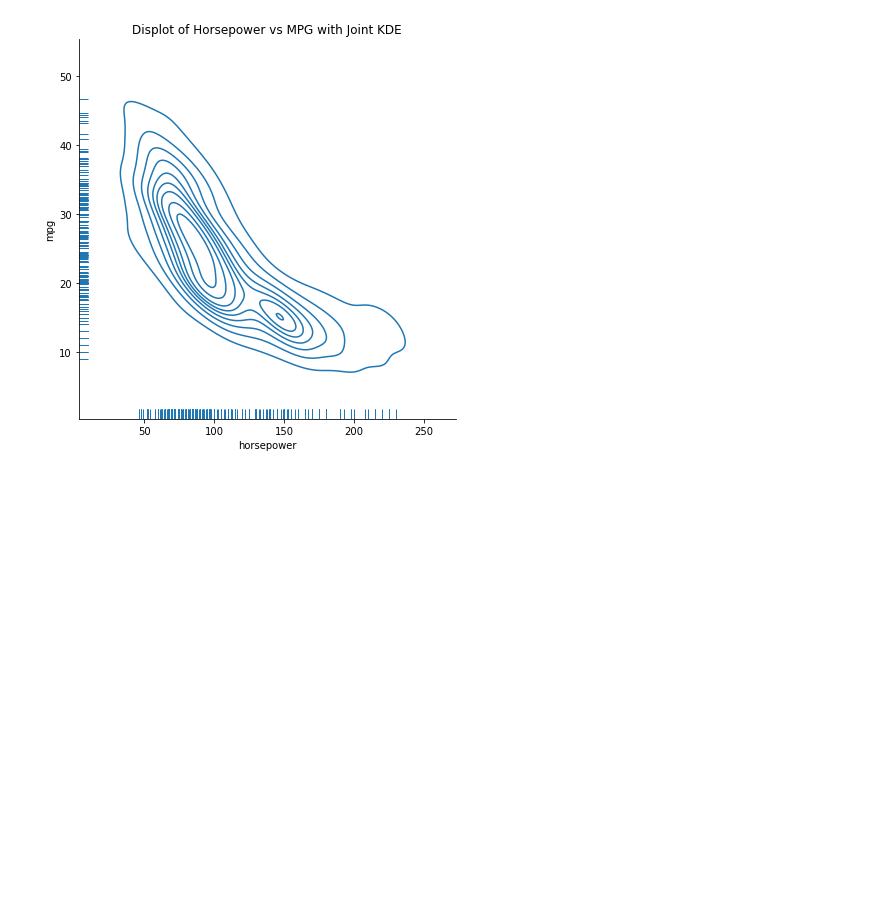
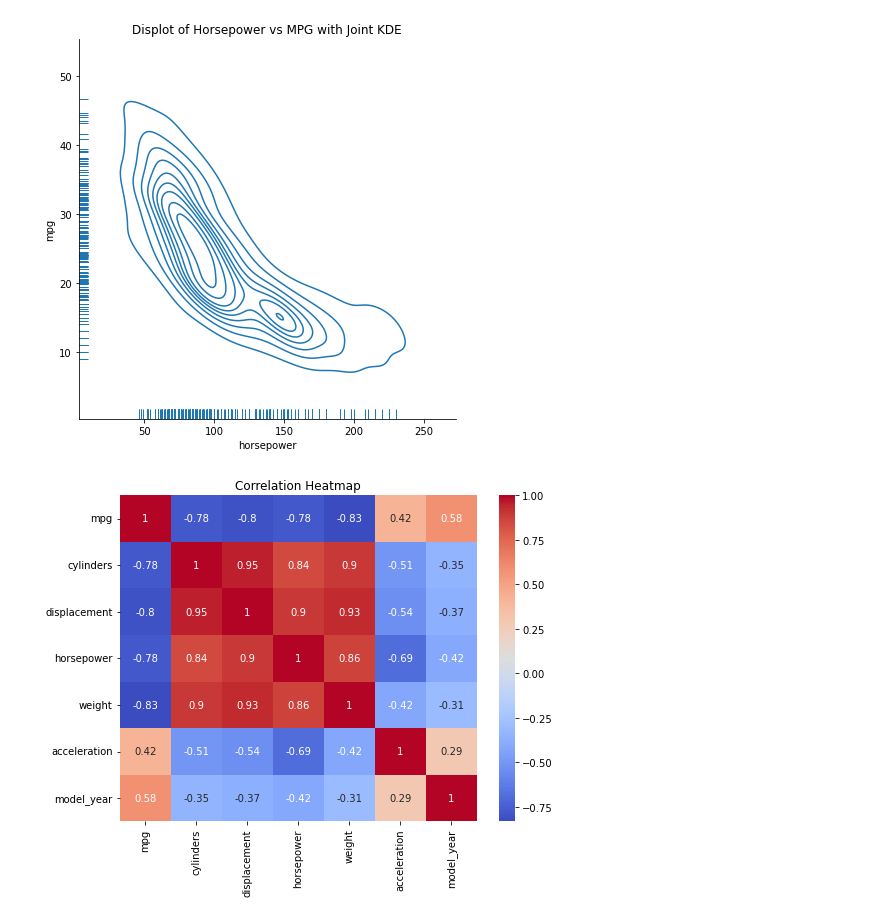
Before and after one commit to faisalece/cmse830, a Jupyter notebook: HW/HW_3.ipynb, the cells around one changed output. Drawn from its saved outputs; the diff is of its cells as text; code cells hidden in the pictures; blank space fills up the shorter version.

```diff
--- a/HW/HW_3.ipynb
+++ b/HW/HW_3.ipynb
@@ -234,3 +234,12 @@ plt.title('Displot of Horsepower vs MPG with Joint KDE')
 # %% [output]
 Text(0.5, 1.0, 'Displot of Horsepower vs MPG with Joint KDE')
 [figure]
+# %%
+# Make a Seaborn heatmap of correlations
+correlation_matrix = df_mpg.corr()
+plt.figure(figsize=(8, 6))
+sns.heatmap(data=correlation_matrix, annot=True, cmap='coolwarm')
+plt.title('Correlation Heatmap')
+plt.show()
+# %% [output]
+[figure, added]
```
Also changed, not shown: parts of 2 cells of this notebook.
